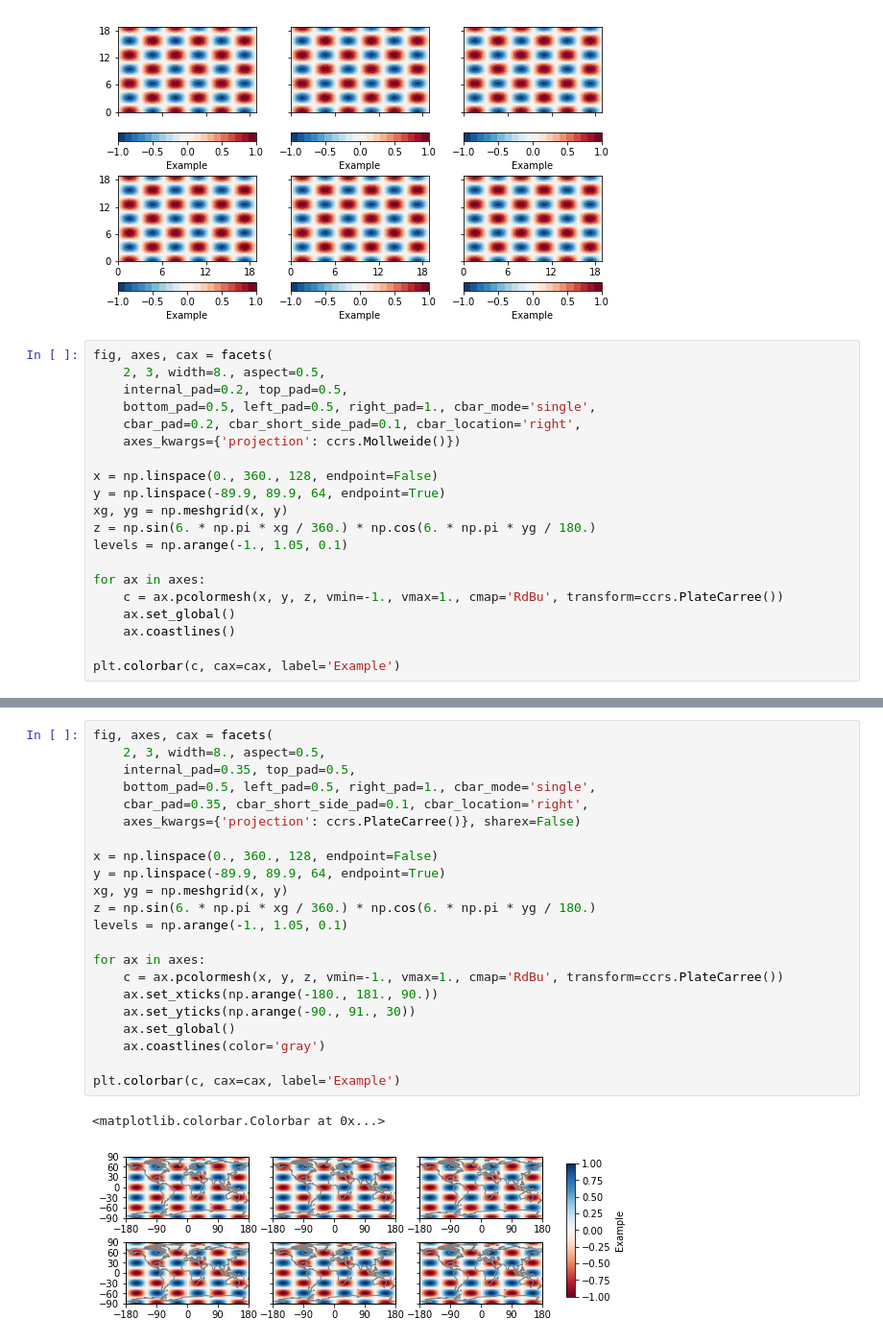
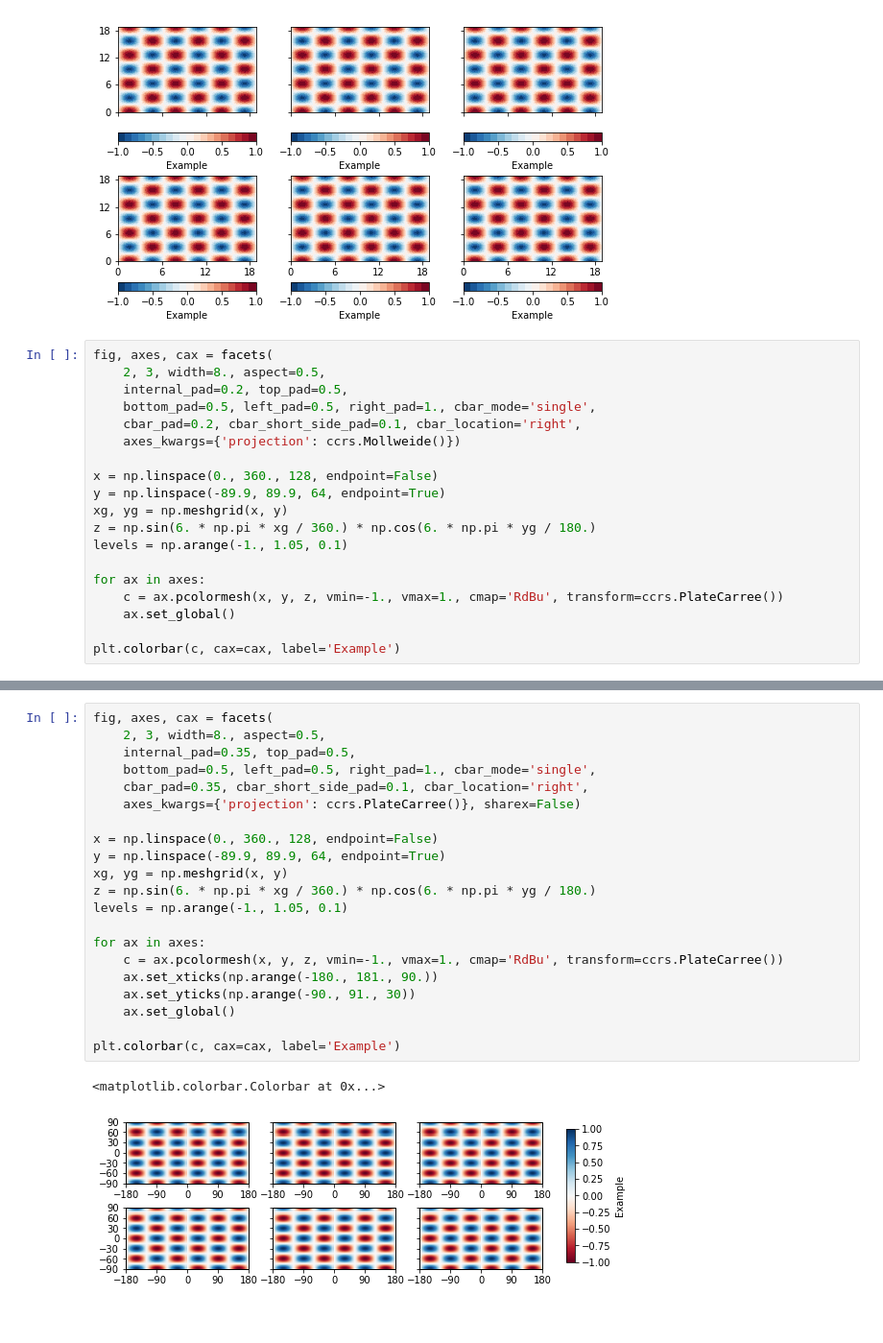
Before and after one commit to spencerkclark/faceted, a Jupyter notebook: facets/examples/examples.ipynb, the cells around one changed output, grey strips where cells are left out. Shown at 96% size. Saved outputs shown, nothing was run; the diff lists cells and outputs as text.

```diff
--- a/facets/examples/examples.ipynb
+++ b/facets/examples/examples.ipynb
@@ -103,7 +103,6 @@ levels = np.arange(-1., 1.05, 0.1)
 for ax in axes:
     c = ax.pcolormesh(x, y, z, vmin=-1., vmax=1., cmap='RdBu', transform=ccrs.PlateCarree())
     ax.set_global()
-    ax.coastlines()
 
 plt.colorbar(c, cax=cax, label='Example')
 # %% [output]
@@ -112,25 +111,24 @@ plt.colorbar(c, cax=cax, label='Example')
 # %%
 fig, axes, cax = facets(
     2, 3, width=8., aspect=0.5,
     internal_pad=0.35, top_pad=0.5,
     bottom_pad=0.5, left_pad=0.5, right_pad=1., cbar_mode='single',
     cbar_pad=0.35, cbar_short_side_pad=0.1, cbar_location='right',
     axes_kwargs={'projection': ccrs.PlateCarree()}, sharex=False)
 
 x = np.linspace(0., 360., 128, endpoint=False)
 y = np.linspace(-89.9, 89.9, 64, endpoint=True)
 xg, yg = np.meshgrid(x, y)
 z = np.sin(6. * np.pi * xg / 360.) * np.cos(6. * np.pi * yg / 180.)
 levels = np.arange(-1., 1.05, 0.1)
 
 for ax in axes:
     c = ax.pcolormesh(x, y, z, vmin=-1., vmax=1., cmap='RdBu', transform=ccrs.PlateCarree())
     ax.set_xticks(np.arange(-180., 181., 90.))
     ax.set_yticks(np.arange(-90., 91., 30))
     ax.set_global()
-    ax.coastlines(color='gray')
 
 plt.colorbar(c, cax=cax, label='Example')
 # %% [output]
 <matplotlib.colorbar.Colorbar at 0x...>
-[figure, old version]
+[figure, new version]
```
Also changed, not shown: parts of 1 cell of this notebook.
